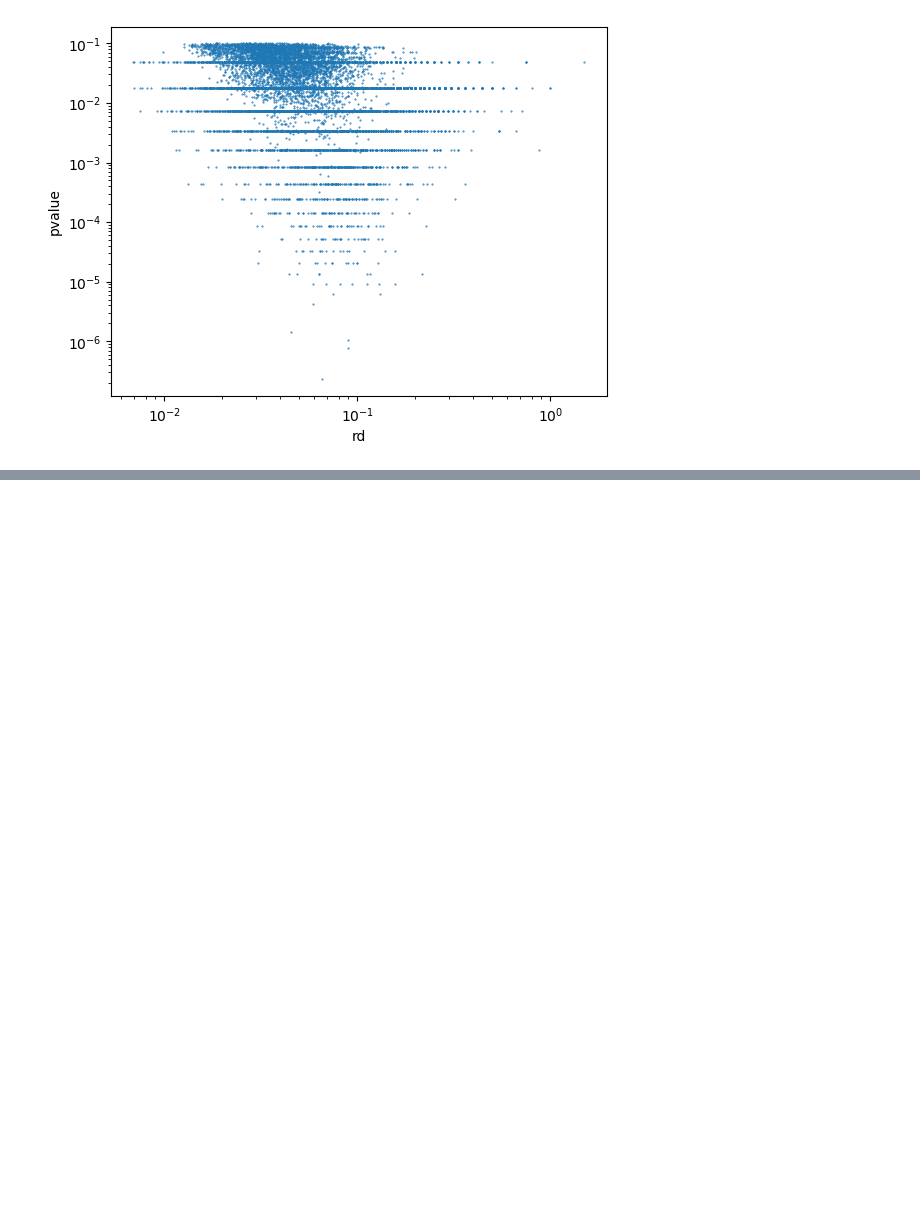
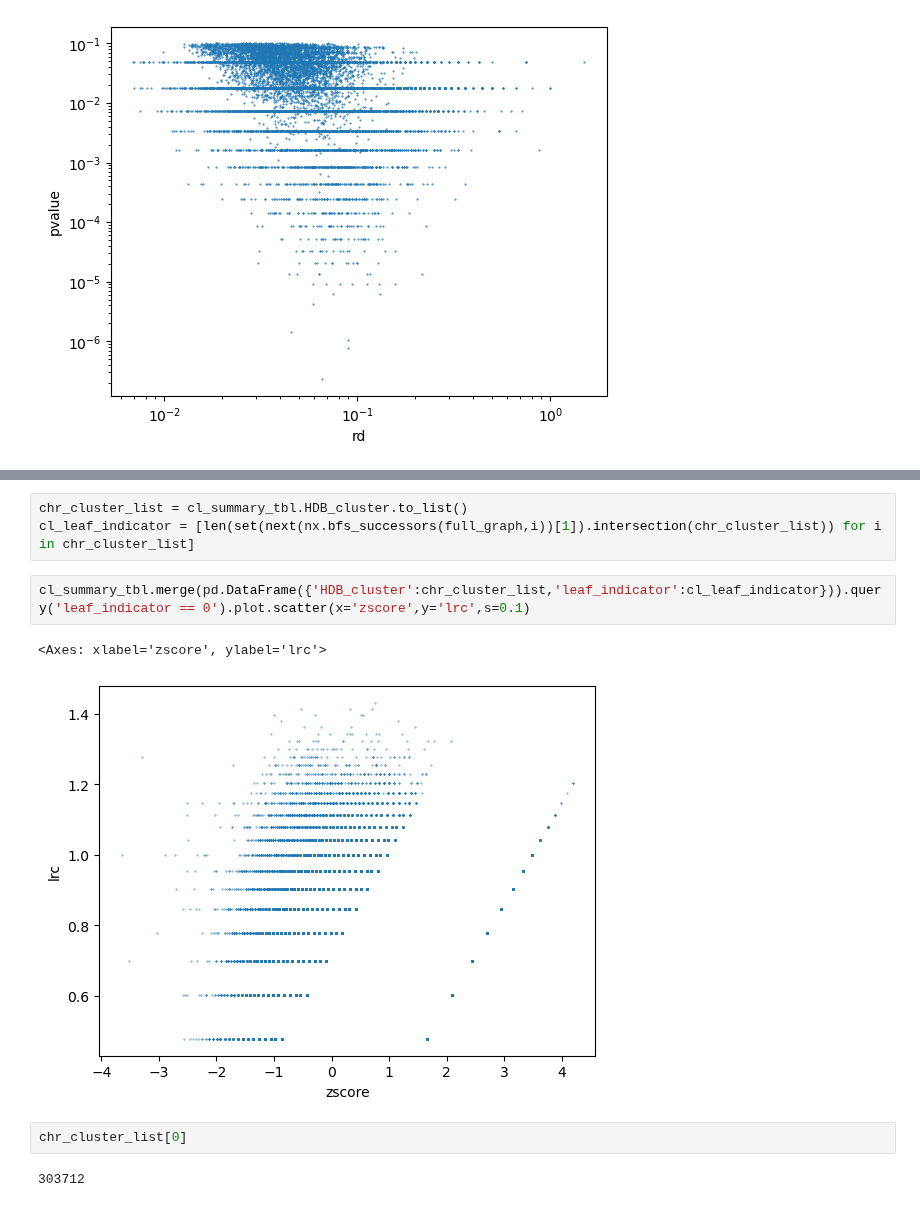
Before and after one commit to princeps091-binf/TFHclust, a Jupyter notebook: scripts/explore_pysam.ipynb, the cells around one changed output, grey strips where cells are left out. Cells and saved outputs as stored; diff of their text form; blank space fills up the shorter version.

```diff
--- a/scripts/explore_pysam.ipynb
+++ b/scripts/explore_pysam.ipynb
@@ -265,0 +273,12 @@ ax_dens.step(x=bg_rcount_bdg.DNA_pos.to_numpy(),y=bg_rcount_bdg.rd.to_numpy(),wh
+# %%
+chr_cluster_list = cl_summary_tbl.HDB_cluster.to_list()
+cl_leaf_indicator = [len(set(next(nx.bfs_successors(full_graph,i))[1]).intersection(chr_cluster_list)) for i in chr_cluster_list]
+# %%
+cl_summary_tbl.merge(pd.DataFrame({'HDB_cluster':chr_cluster_list,'leaf_indicator':cl_leaf_indicator})).query('leaf_indicator == 0').plot.scatter(x='zscore',y='lrc',s=0.1)
+# %% [output]
+<Axes: xlabel='zscore', ylabel='lrc'>
+[figure, added]
+# %%
+chr_cluster_list[0]
+# %% [output]
+303712
```
Also changed, not shown: parts of 5 cells of this notebook, 2 other files.
